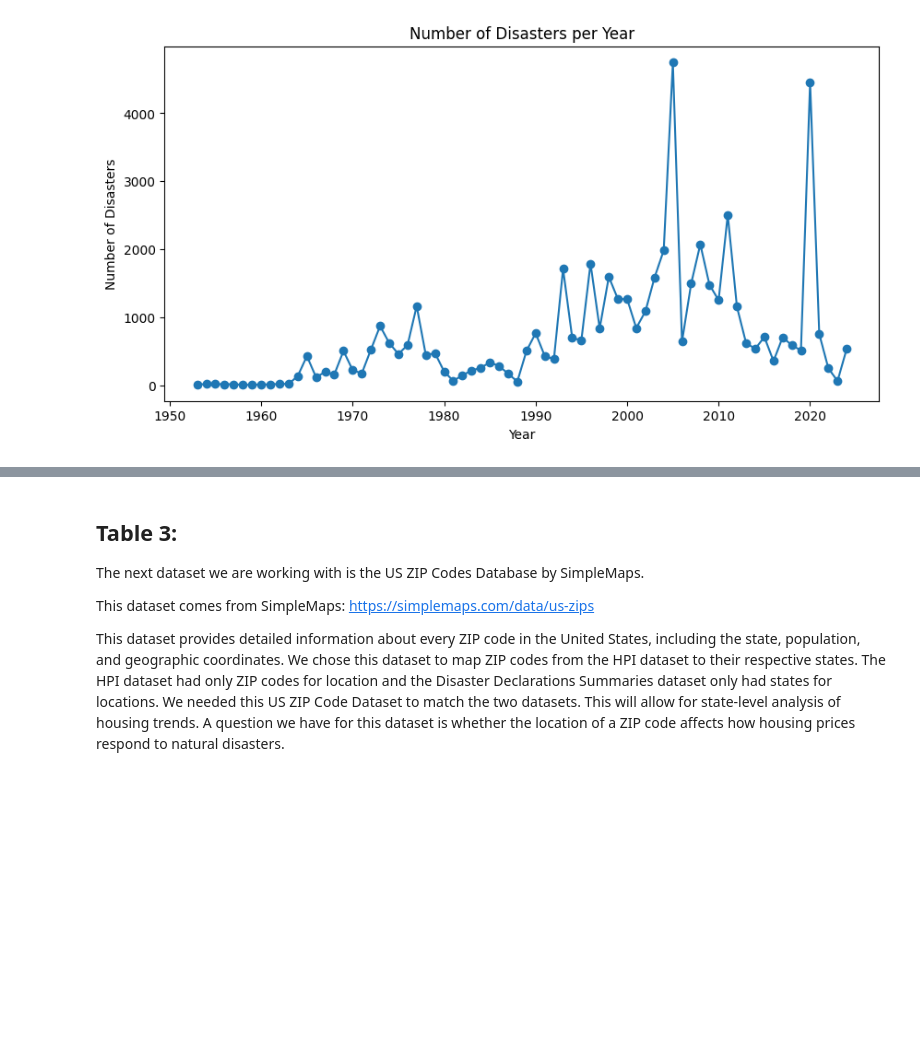
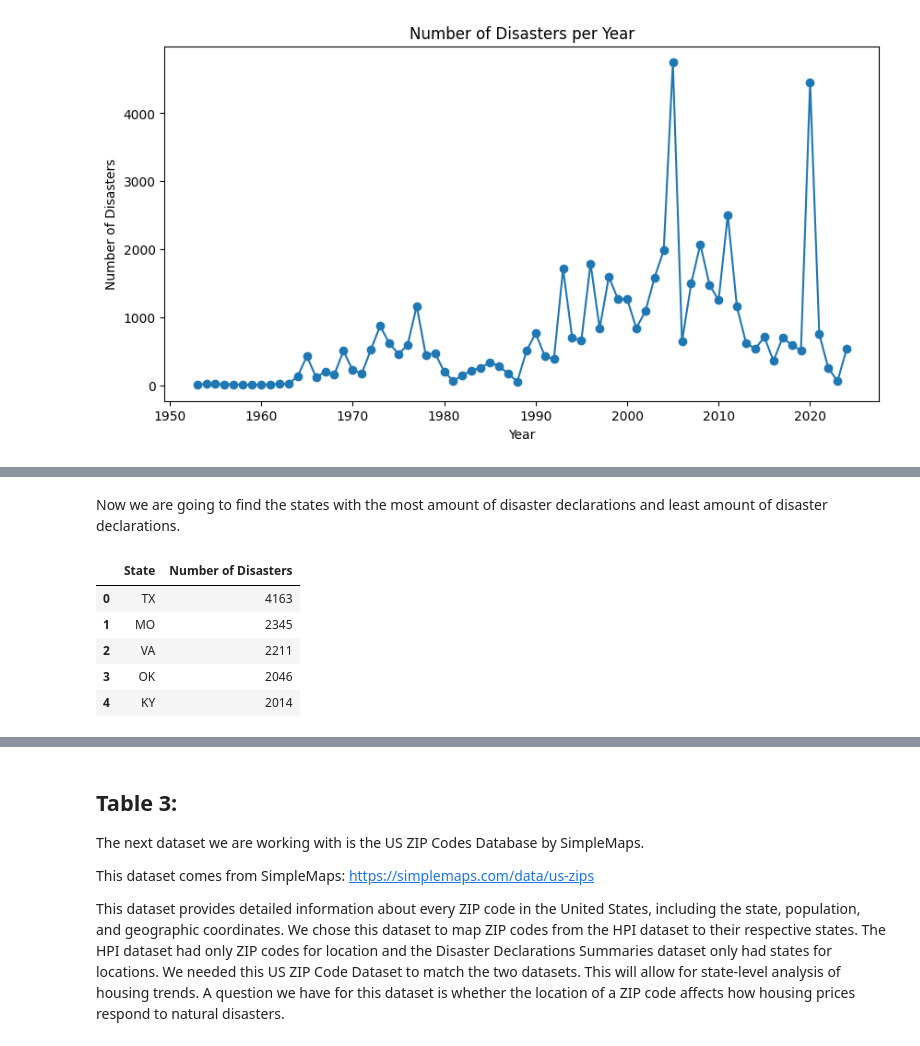
Before and after one commit to sofiadellarosa/FinalProjectDS, a Jupyter notebook: DSproject.ipynb, the cells around one changed output, grey strips where cells are left out. Drawn from its saved outputs; the diff is of its cells as text; code cells hidden in the pictures; blank space fills up the shorter version.

```diff
--- a/DSproject.ipynb
+++ b/DSproject.ipynb
@@ -402,0 +467,19 @@ plt.show()
+# %% [markdown]
+Now we are going to find the states with the most amount of disaster declarations and least amount of disaster declarations.
+# %%
+# Get the top 5 states with the most disaster declarations
+top_disaster_states = disasterDeclaration_df['State'].value_counts().head(5)
+
+# Make DataFrame
+top_disaster_states_df = top_disaster_states.reset_index()
+top_disaster_states_df.columns = ['State', 'Number of Disasters']
+
+# Display
+top_disaster_states_df
+# %% [output]
+|  | State | Number of Disasters |
+| 0 | TX | 4163 |
+| 1 | MO | 2345 |
+| 2 | VA | 2211 |
+| 3 | OK | 2046 |
+| 4 | KY | 2014 |
```
Also changed, not shown: parts of 17 cells of this notebook.
